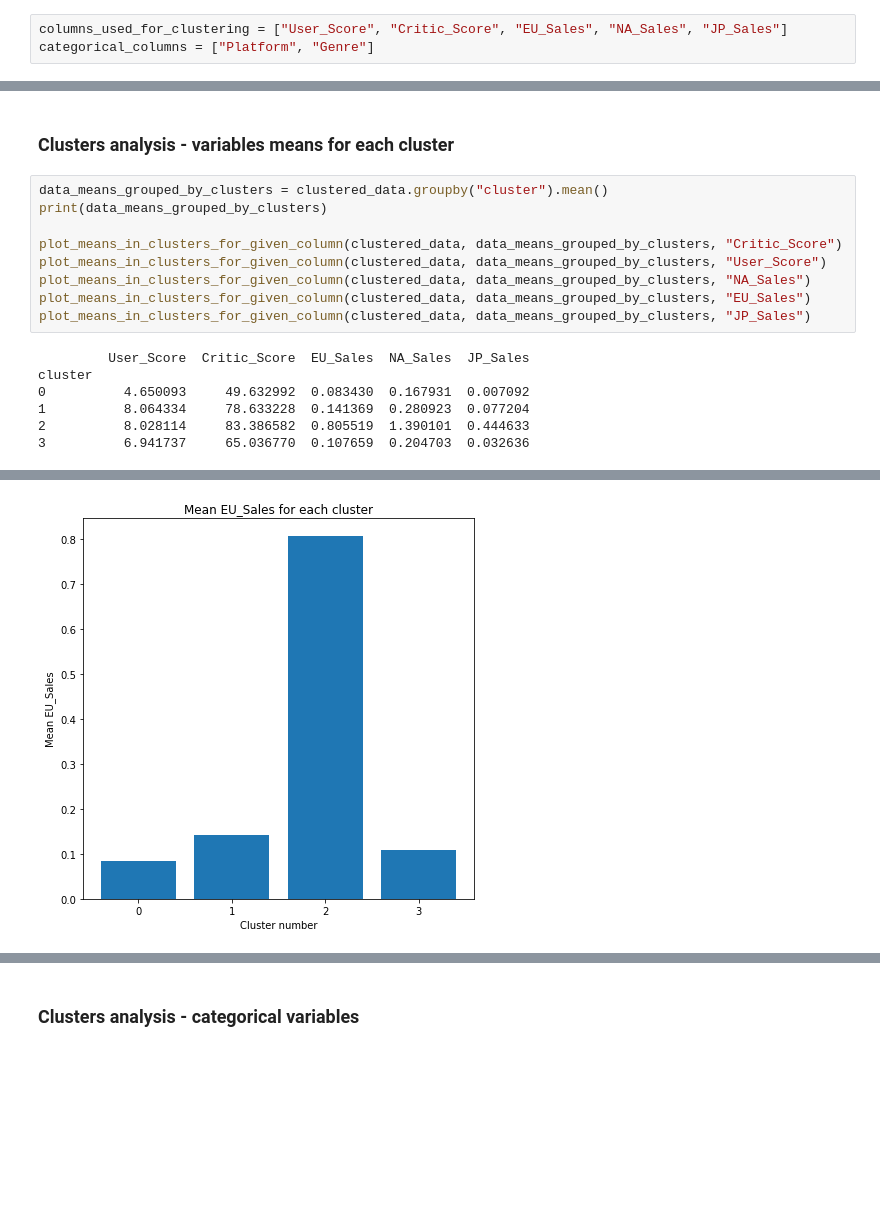
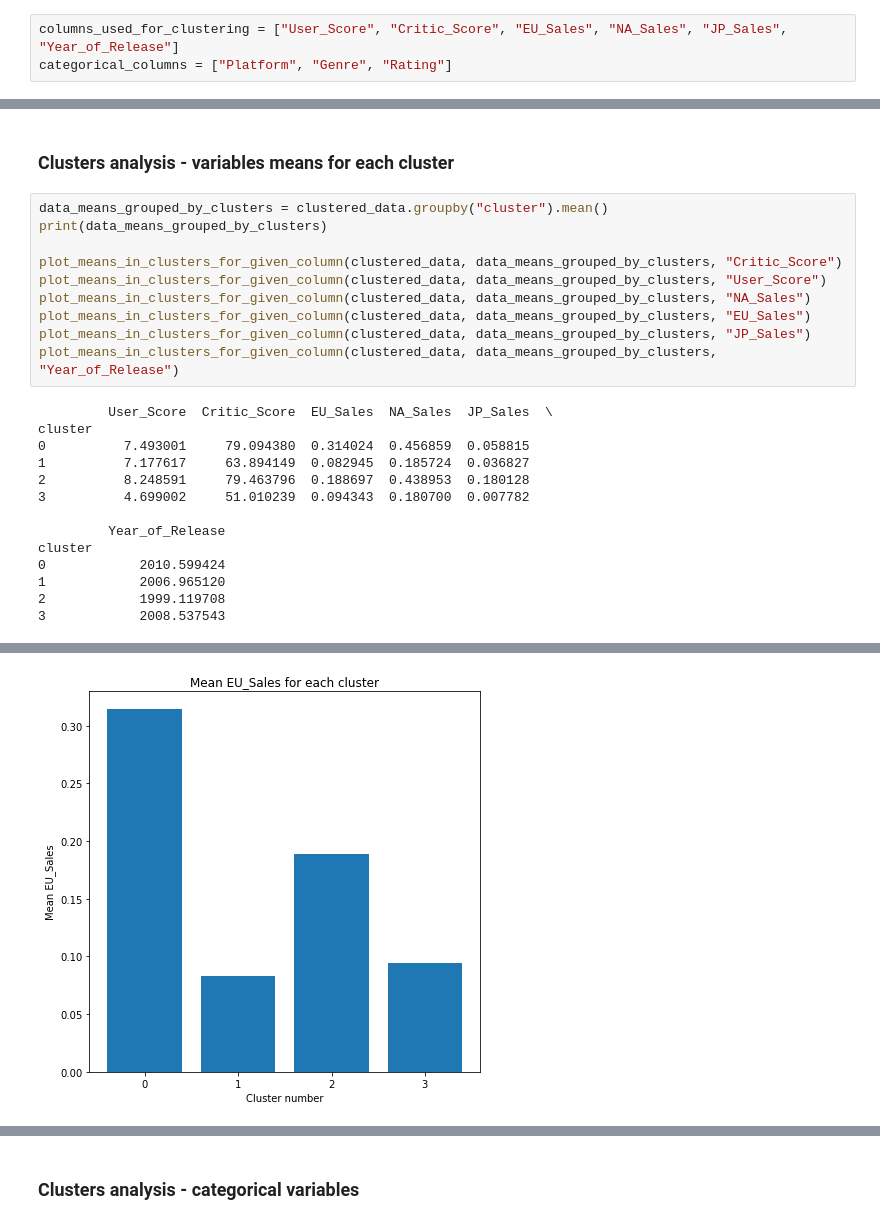
Before and after one commit to Loniowsky/Data-Mining-Project, a Jupyter notebook: notebooks/whole_dataset_4_clusters.ipynb, the cells around one changed output, grey strips where cells are left out. Drawn from its saved outputs; the diff is of its cells as text; blank space fills up the shorter version.

Commit message:
Add Year_of_Release and Rating to analysis

```diff
--- a/notebooks/whole_dataset_4_clusters.ipynb
+++ b/notebooks/whole_dataset_4_clusters.ipynb
@@ -13,8 +14,8 @@ matplotlib.rcParams['figure.figsize'] = [7, 7]
 # %% [markdown]
 ### Constants and settings
 # %%
-columns_used_for_clustering = ["User_Score", "Critic_Score", "EU_Sales", "NA_Sales", "JP_Sales"]
-categorical_columns = ["Platform", "Genre"]
+columns_used_for_clustering = ["User_Score", "Critic_Score", "EU_Sales", "NA_Sales", "JP_Sales", "Year_of_Release"]
+categorical_columns = ["Platform", "Genre", "Rating"]
 # %% [markdown]
 ### Load dataset from file
 Please note that the `_preprocessed` file is required. To use this notebook
@@ -106,10 +111,18 @@ plot_means_in_clusters_for_given_column(clustered_data, data_means_grouped_by_cl
 plot_means_in_clusters_for_given_column(clustered_data, data_means_grouped_by_clusters, "NA_Sales")
 plot_means_in_clusters_for_given_column(clustered_data, data_means_grouped_by_clusters, "EU_Sales")
 plot_means_in_clusters_for_given_column(clustered_data, data_means_grouped_by_clusters, "JP_Sales")
+plot_means_in_clusters_for_given_column(clustered_data, data_means_grouped_by_clusters, "Year_of_Release")
 # %% [output]
-         User_Score  Critic_Score  EU_Sales  NA_Sales  JP_Sales
+         User_Score  Critic_Score  EU_Sales  NA_Sales  JP_Sales  \
 cluster
-0          4.650093     49.632992  0.083430  0.167931  0.007092
-1          8.064334     78.633228  0.141369  0.280923  0.077204
-2          8.028114     83.386582  0.805519  1.390101  0.444633
-3          6.941737     65.036770  0.107659  0.204703  0.032636
+0          7.493001     79.094380  0.314024  0.456859  0.058815
+1          7.177617     63.894149  0.082945  0.185724  0.036827
+2          8.248591     79.463796  0.188697  0.438953  0.180128
+3          4.699002     51.010239  0.094343  0.180700  0.007782
+
+         Year_of_Release
+cluster
+0            2010.599424
+1            2006.965120
+2            1999.119708
+3            2008.537543
@@ -119 +132 @@ cluster
-[figure, old version]
+[figure, new version]
```
Also changed, not shown: parts of 7 cells of this notebook, 5 other files.
